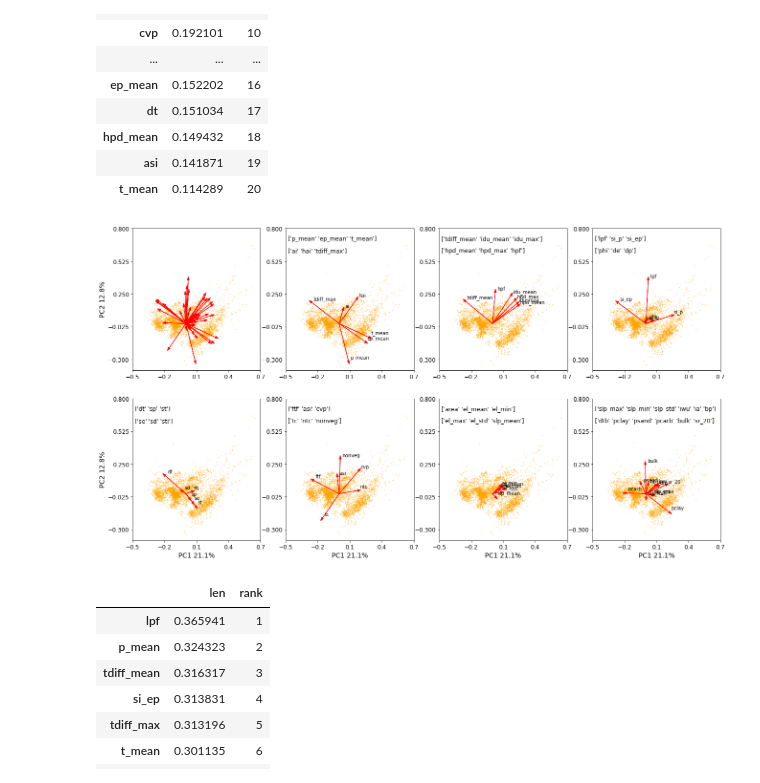
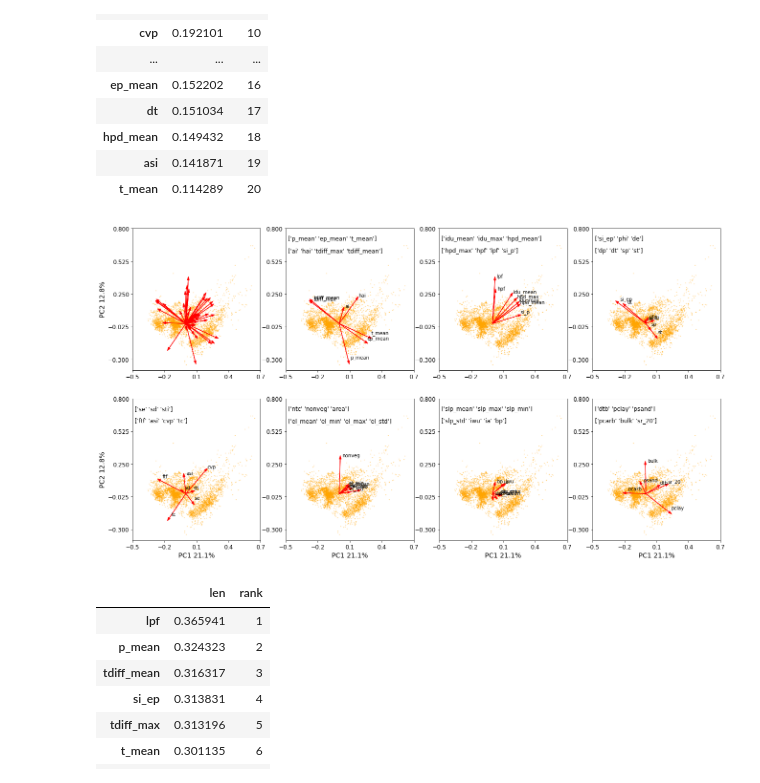
Before and after one commit to fvanoorschot/global_sr_module, a Jupyter notebook: run_script_prediction.ipynb, the cells around one changed output. Saved outputs shown, nothing was run; the diff lists cells and outputs as text; code cells hidden in the pictures.

```diff
--- a/run_script_prediction.ipynb
+++ b/run_script_prediction.ipynb
@@ -320,6 +303,16 @@ ld_sort
 # %%
 xs = loadings[0]
 ys = loadings[1]
+
+# split features for visualization of PCA
+p = int(np.round((lf/7),0))
+features1=features[0:p]
+features2=features[p:2*p]
+features3=features[2*p:3*p]
+features4=features[3*p:4*p]
+features5=features[4*p:5*p]
+features6=features[5*p:6*p]
+features7=features[6*p:]
 
 fig=plt.figure(figsize=(22,12))
 ax = fig.add_subplot(241)
@@ -454,34 +447,34 @@ for i, varnames in enumerate(features6):
 xticks = np.linspace(-0.5,0.7, num=5)
 yticks = np.linspace(-0.3,0.8, num=5)
 ax.set_xticks(xticks)
 ax.set_yticks(yticks)
 ax.tick_params(axis='both', which='major', labelsize=12)
 ax.set_xlabel(f'PC1 {per_var[0]}%',size=14)
 ax.text(-0.48,0.7,f'{features6[0:int(len(features6)/2)].values}',size=12)
 ax.text(-0.48,0.6,f'{features6[int(len(features6)/2):].values}',size=12)
 
 ax = fig.add_subplot(248)
 ax.scatter(pca_df_scaled.PC1,pca_df_scaled.PC2,s=0.5,alpha=0.5,color='orange')
 for i, varnames in enumerate(features7):
     ax.arrow(
         0, 0, # coordinates of arrow base
         ld_df.loc[features7[i]]['xs'], # length of the arrow along x
         ld_df.loc[features7[i]]['ys'], # length of the arrow along y
         color='r',
         head_width=0.02
         )
     ax.text(ld_df.loc[features7[i]]['xs']+0.02, ld_df.loc[features7[i]]['ys']+0.02, varnames,size=10)
 xticks = np.linspace(-0.5,0.7, num=5)
 yticks = np.linspace(-0.3,0.8, num=5)
 ax.set_xticks(xticks)
 ax.set_yticks(yticks)
 ax.tick_params(axis='both', which='major', labelsize=12)
 ax.set_xlabel(f'PC1 {per_var[0]}%',size=14)
 ax.text(-0.48,0.7,f'{features7[0:int(len(features7)/2)].values}',size=12)
 ax.text(-0.48,0.6,f'{features7[int(len(features7)/2):].values}',size=12)
 fig.savefig(f'{work_dir}/output/figures/prediction_figures/pca/pca_scatters.jpg',bbox_inches='tight',dpi=300)
 # %% [output]
-[figure, old version]
+[figure, new version]
 # %%
 ld_sort = ld_df.sort_values('len',ascending=False)
 ld_sort = ld_sort[0:20]
```
Also changed, not shown: parts of 65 cells of this notebook, 1 other file.
